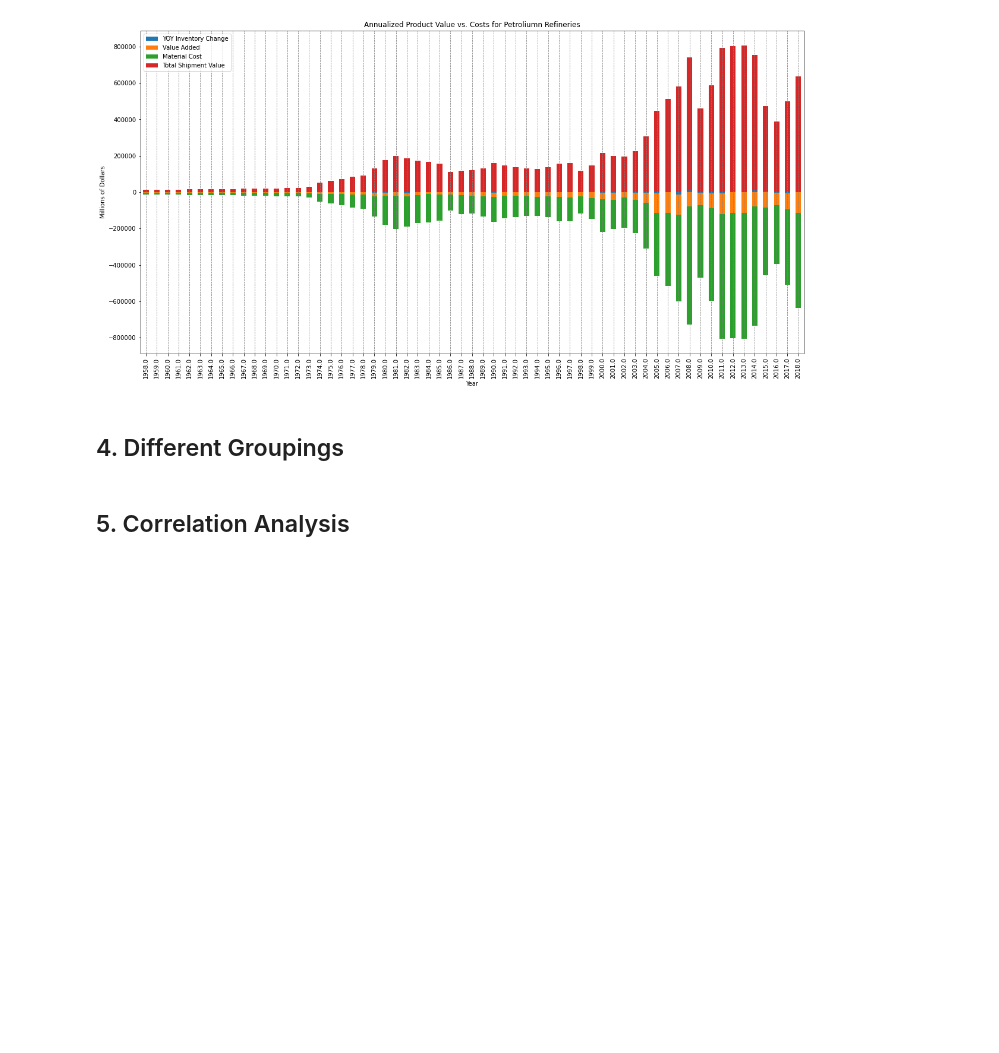
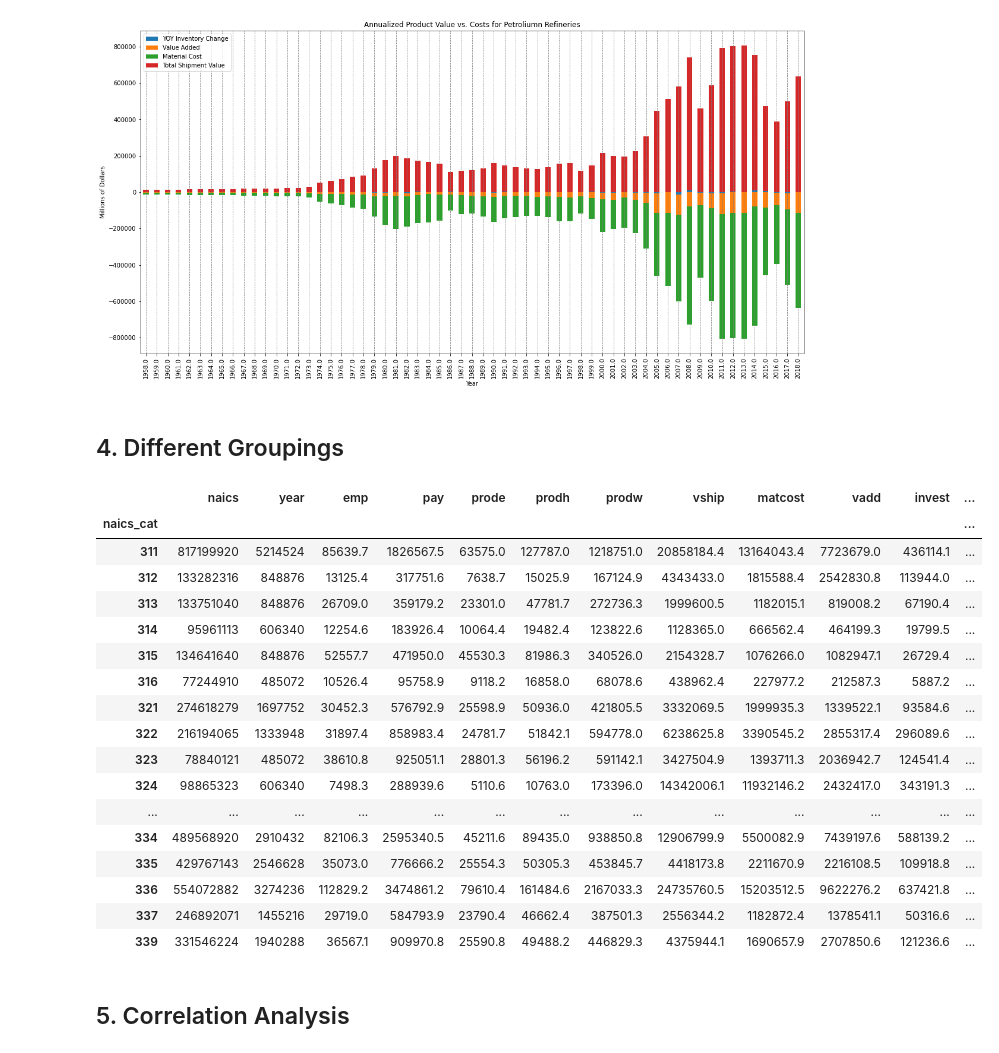
Before and after one commit to yairg98/Data-Driven-Problem-Solving, a Jupyter notebook: Midterm Project/Part 2/part2.ipynb, the cells around one changed output. Drawn from its saved outputs; the diff is of its cells as text; code cells hidden in the pictures; blank space fills up the shorter version.

```diff
--- a/Midterm Project/Part 2/part2.ipynb
+++ b/Midterm Project/Part 2/part2.ipynb
@@ -275,5 +275,37 @@ Text(0.5, 1.0, 'Annualized Product Value vs. Costs for Petroliumn Refineries')
 [figure]
 # %% [markdown]
 ## 4. Different Groupings
+# %%
+# Link to CSV file with all 3-digit NAICS codes and names
+url2 = 'https://raw.githubusercontent.com/yairg98/Data-Driven-Problem-Solving/main/Midterm%20Project/Part%202/naics_3-digit_codes.csv'
+
+# Create dataframe from 3-digit NAICS code CSV
+naics_df = pd.read_csv(url2)
+
+# Create dictionary with codes as keys and category names as values
+naics = dict(zip(naics_df.iloc[:,0], naics_df.iloc[:,1]))
+
+# Add column to main df with first 3 digits of NAICS code
+df['naics_cat'] = [int(str(code)[:3]) for code in df['naics']]
+df_cat = df.groupby(by=['naics_cat']).sum()
+# %% [output]
+|  | naics | year | emp | pay | prode | prodh | prodw | vship | matcost | vadd | invest | ... |
+| naics_cat |  |  |  |  |  |  |  |  |  |  |  | ... |
+| 311 | 817199920 | 5214524 | 85639.7 | 1826567.5 | 63575.0 | 127787.0 | 1218751.0 | 20858184.4 | 13164043.4 | 7723679.0 | 436114.1 | ... |
+| 312 | 133282316 | 848876 | 13125.4 | 317751.6 | 7638.7 | 15025.9 | 167124.9 | 4343433.0 | 1815588.4 | 2542830.8 | 113944.0 | ... |
+| 313 | 133751040 | 848876 | 26709.0 | 359179.2 | 23301.0 | 47781.7 | 272736.3 | 1999600.5 | 1182015.1 | 819008.2 | 67190.4 | ... |
+| 314 | 95961113 | 606340 | 12254.6 | 183926.4 | 10064.4 | 19482.4 | 123822.6 | 1128365.0 | 666562.4 | 464199.3 | 19799.5 | ... |
+| 315 | 134641640 | 848876 | 52557.7 | 471950.0 | 45530.3 | 81986.3 | 340526.0 | 2154328.7 | 1076266.0 | 1082947.1 | 26729.4 | ... |
+| 316 | 77244910 | 485072 | 10526.4 | 95758.9 | 9118.2 | 16858.0 | 68078.6 | 438962.4 | 227977.2 | 212587.3 | 5887.2 | ... |
+| 321 | 274618279 | 1697752 | 30452.3 | 576792.9 | 25598.9 | 50936.0 | 421805.5 | 3332069.5 | 1999935.3 | 1339522.1 | 93584.6 | ... |
+| 322 | 216194065 | 1333948 | 31897.4 | 858983.4 | 24781.7 | 51842.1 | 594778.0 | 6238625.8 | 3390545.2 | 2855317.4 | 296089.6 | ... |
+| 323 | 78840121 | 485072 | 38610.8 | 925051.1 | 28801.3 | 56196.2 | 591142.1 | 3427504.9 | 1393711.3 | 2036942.7 | 124541.4 | ... |
+| 324 | 98865323 | 606340 | 7498.3 | 288939.6 | 5110.6 | 10763.0 | 173396.0 | 14342006.1 | 11932146.2 | 2432417.0 | 343191.3 | ... |
+| ... | ... | ... | ... | ... | ... | ... | ... | ... | ... | ... | ... | ... |
+| 334 | 489568920 | 2910432 | 82106.3 | 2595340.5 | 45211.6 | 89435.0 | 938850.8 | 12906799.9 | 5500082.9 | 7439197.6 | 588139.2 | ... |
+| 335 | 429767143 | 2546628 | 35073.0 | 776666.2 | 25554.3 | 50305.3 | 453845.7 | 4418173.8 | 2211670.9 | 2216108.5 | 109918.8 | ... |
+| 336 | 554072882 | 3274236 | 112829.2 | 3474861.2 | 79610.4 | 161484.6 | 2167033.3 | 24735760.5 | 15203512.5 | 9622276.2 | 637421.8 | ... |
+| 337 | 246892071 | 1455216 | 29719.0 | 584793.9 | 23790.4 | 46662.4 | 387501.3 | 2556344.2 | 1182872.4 | 1378541.1 | 50316.6 | ... |
+| 339 | 331546224 | 1940288 | 36567.1 | 909970.8 | 25590.8 | 49488.2 | 446829.3 | 4375944.1 | 1690657.9 | 2707850.6 | 121236.6 | ... |
 # %% [markdown]
 ## 5. Correlation Analysis
```
Also changed, not shown: 1 other file.
